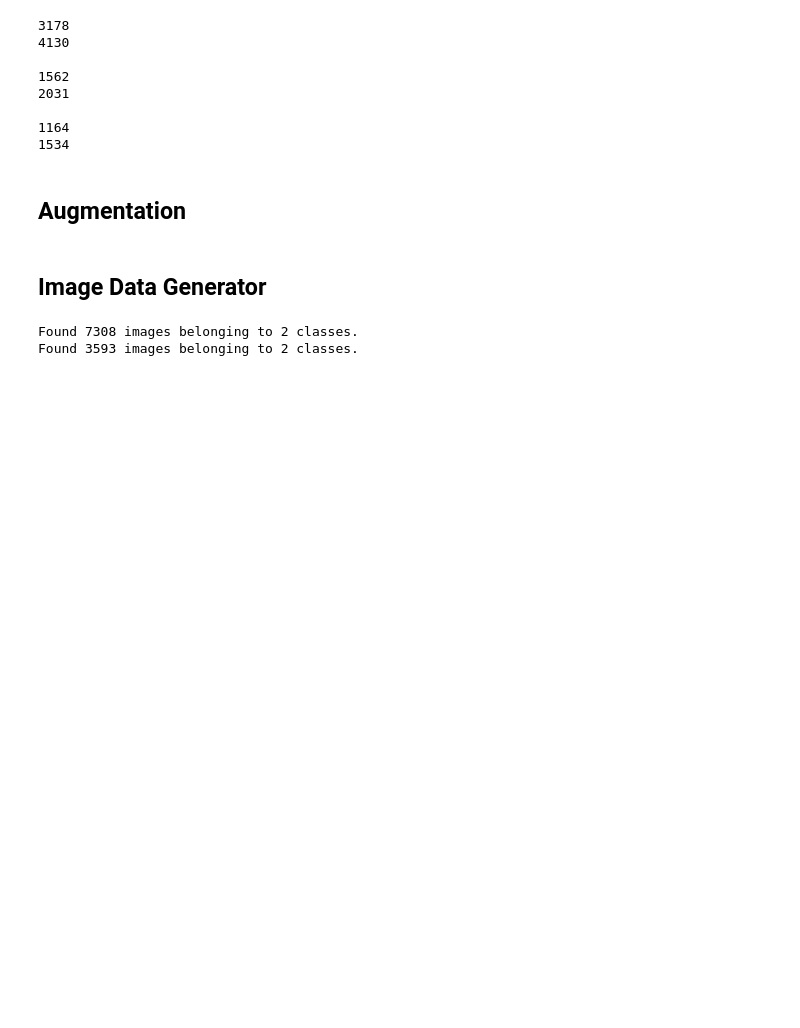
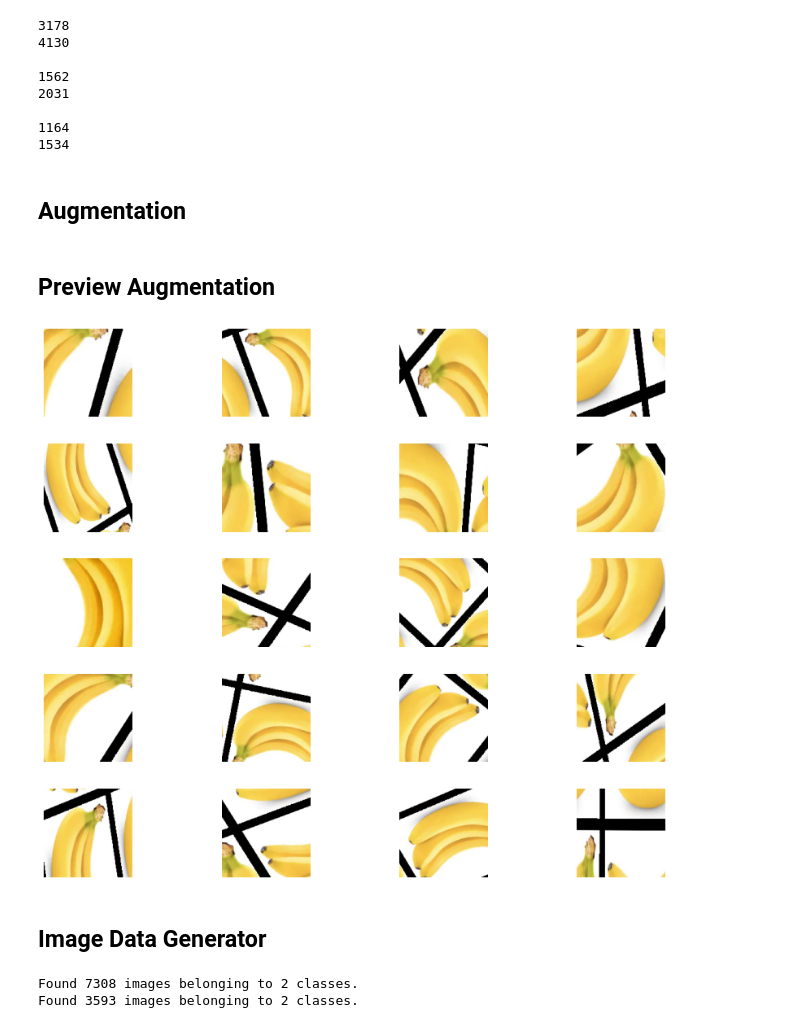
Before and after one commit to Bangkit-JKT2-D/fruits-fresh-rotten-classification, a Jupyter notebook: fresh-rotten-fruits2.ipynb, the cells around one changed output. Cells and saved outputs as stored; diff of their text form; code cells hidden in the pictures; blank space fills up the shorter version.

```diff
--- a/fresh-rotten-fruits2.ipynb
+++ b/fresh-rotten-fruits2.ipynb
@@ -189,21 +197,50 @@ print(len(os.listdir('/tmp/fruit-dataset/test/Rotten Fruit/')))
 # %%
 train_datagen = ImageDataGenerator(
     rescale=1./255,
-    width_shift_range=0.5, #0.2, 0.5, [-200,200]
+    width_shift_range=0.5, #0.2, 0.5
     height_shift_range=0.5, #0.2, 0.5
     shear_range=0.2,
-    zoom_range=[0.5,1.0],
-    featurewise_center=True,
-    featurewise_std_normalization=True,
+    zoom_range=[0.5,1.0], # 0.2, 0.5, [0.5,1.0]
     rotation_range=90, #20, 40, 60, 90
     horizontal_flip=True,
     vertical_flip=True,
-    fill_mode='wrap' #nearest, reflect
+    fill_mode='wrap' #nearest, reflect, wrap
 )
 
 validation_datagen = ImageDataGenerator(
     rescale=1./255
 )
+# %% [markdown]
+## Preview Augmentation
+# %%
+path_aug = os.path.join(train_fresh_dir, os.listdir(train_fresh_dir)[-1])
+img_augmentation = image.load_img(path_aug)
+x_aug = image.img_to_array(img_augmentation)
+x_aug = x_aug.reshape((1,) + x_aug.shape)
+
+i = 0
+for batch in train_datagen.flow(x_aug, batch_size=1, save_to_dir=preview_dir, save_prefix='fruit', save_format='jpeg'):
+    i += 1
+    if i >= 20:
+        break
+
+preview_img = os.listdir(preview_dir)
+
+plt.figure(figsize=(15, 15))
+for n in range(len(preview_img)):
+  plt.subplot((len(preview_img)/4)+1, 4, n+1)
+  plt.subplots_adjust(hspace = 0.3)
+  plt.imshow(image.load_img(os.path.join(preview_dir, preview_img[n]),
+                            color_mode="rgb",
+                            target_size=(150, 150),
+                            interpolation="nearest"))
+  plt.axis('off')
+plt.show()
+
+for fn in preview_img:
+  os.system(f'rm {os.path.join(preview_dir, fn)}')
+# %% [output]
+[figure, added]
 # %% [markdown]
 ## Image Data Generator
 # %%
```
Also changed, not shown: parts of 13 cells of this notebook.
